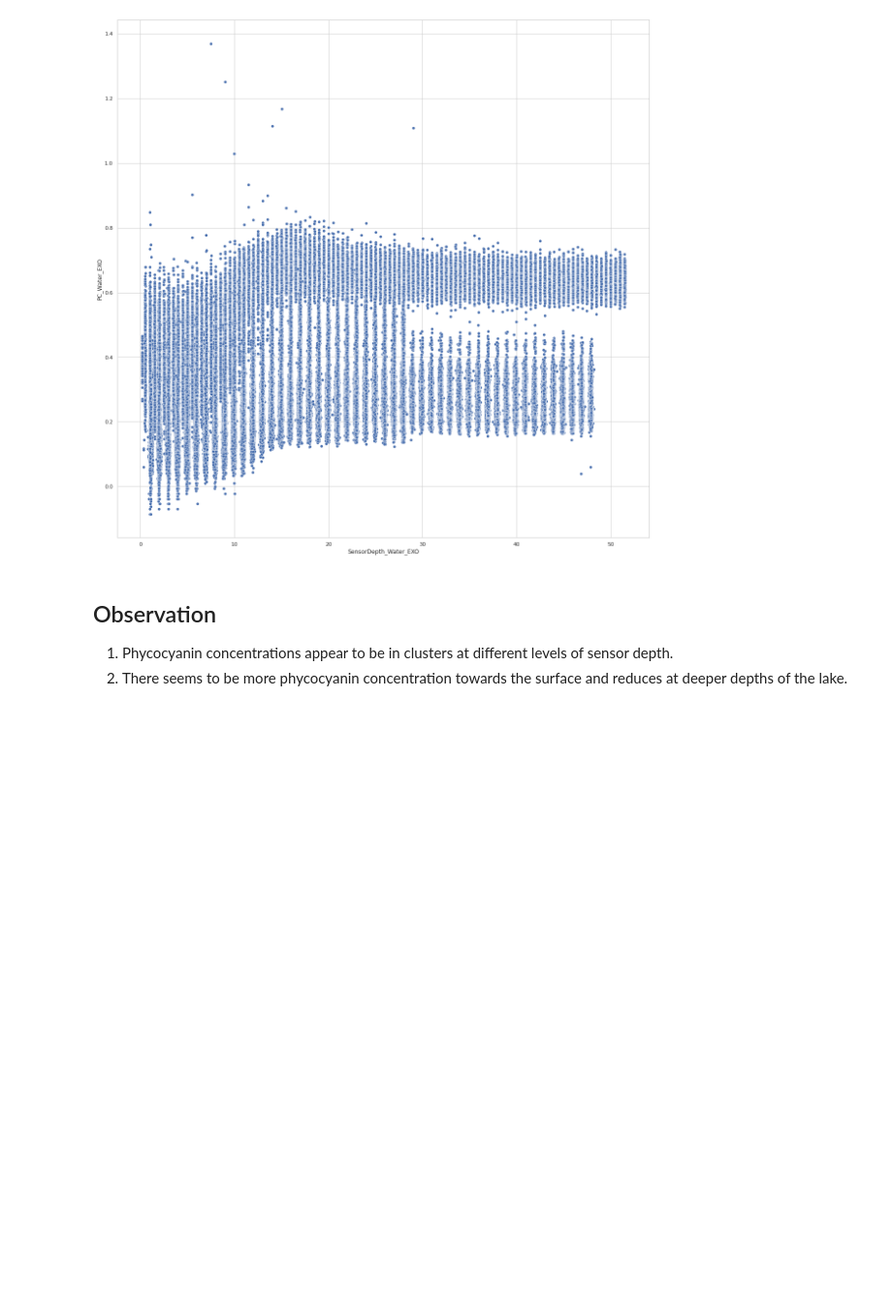
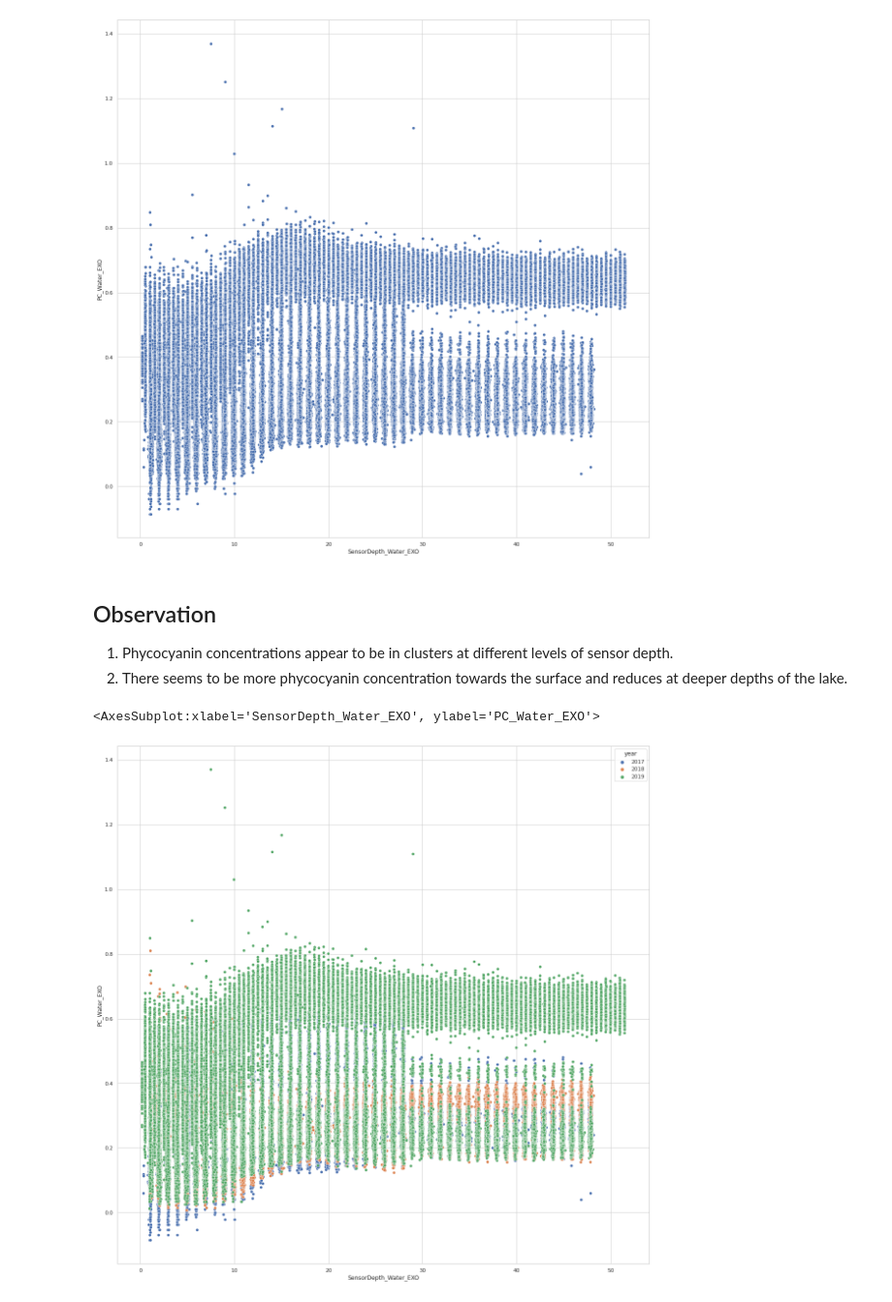
Before and after one commit to anirban-a/JeffersonProject, a Jupyter notebook: EDA/explore.ipynb, the cells around one changed output. Shown at 97% size. Drawn from its saved outputs; the diff is of its cells as text; code cells hidden in the pictures; blank space fills up the shorter version.

```diff
--- a/EDA/explore.ipynb
+++ b/EDA/explore.ipynb
@@ -59,3 +83,9 @@ sns.scatterplot(data=df, x='SensorDepth_Water_EXO', y='PC_Water_EXO')
 
 1. Phycocyanin concentrations appear to be in clusters at different levels of sensor depth.
 2. There seems to be more phycocyanin concentration towards the surface and reduces at deeper depths of the lake.
+# %%
+plt.figure(figsize=(20, 20))
+sns.scatterplot(data=df, x='SensorDepth_Water_EXO', y='PC_Water_EXO', hue = 'year', palette='deep')
+# %% [output]
+<AxesSubplot:xlabel='SensorDepth_Water_EXO', ylabel='PC_Water_EXO'>
+[figure, added]
```
Also changed, not shown: parts of 7 cells of this notebook, 1 other file.
